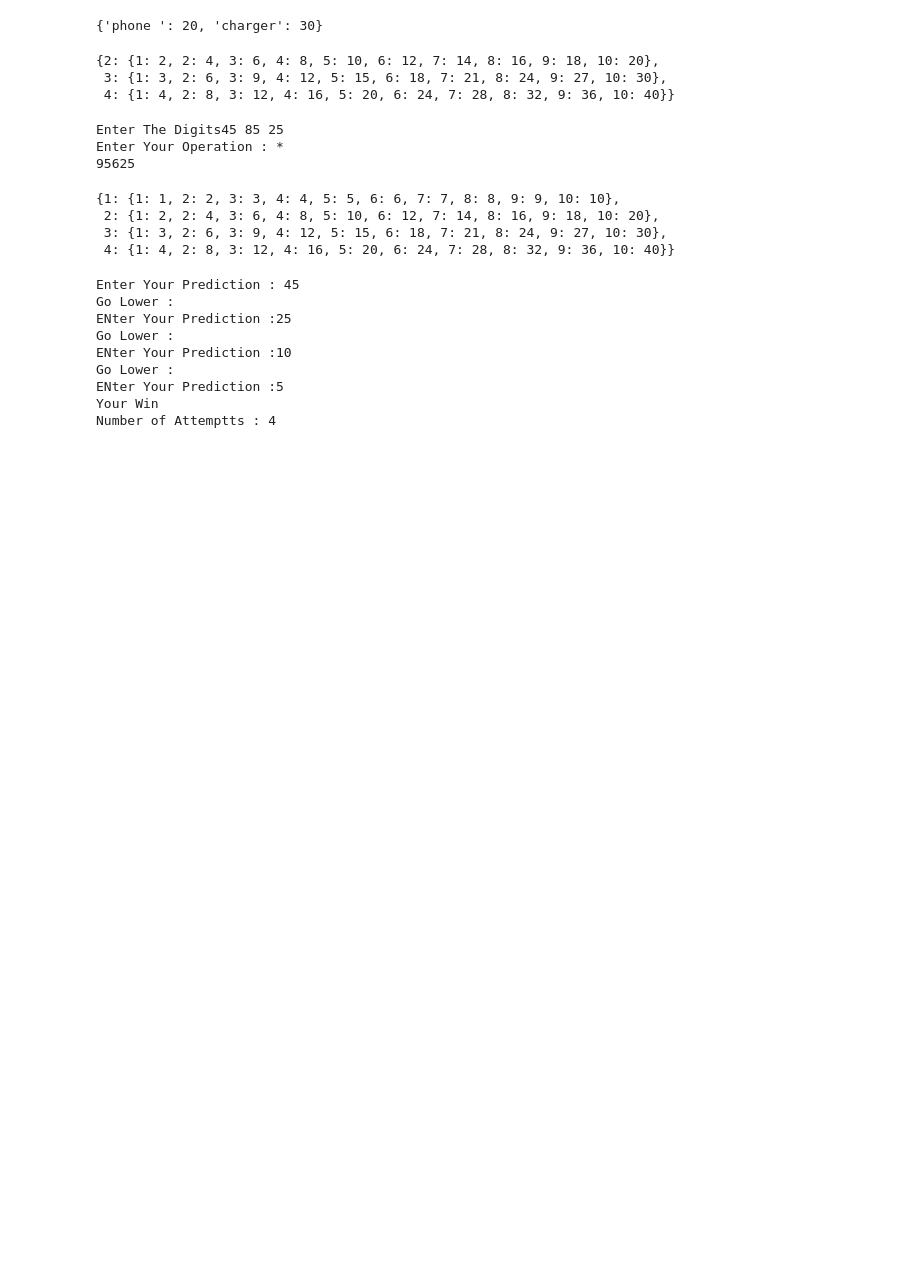
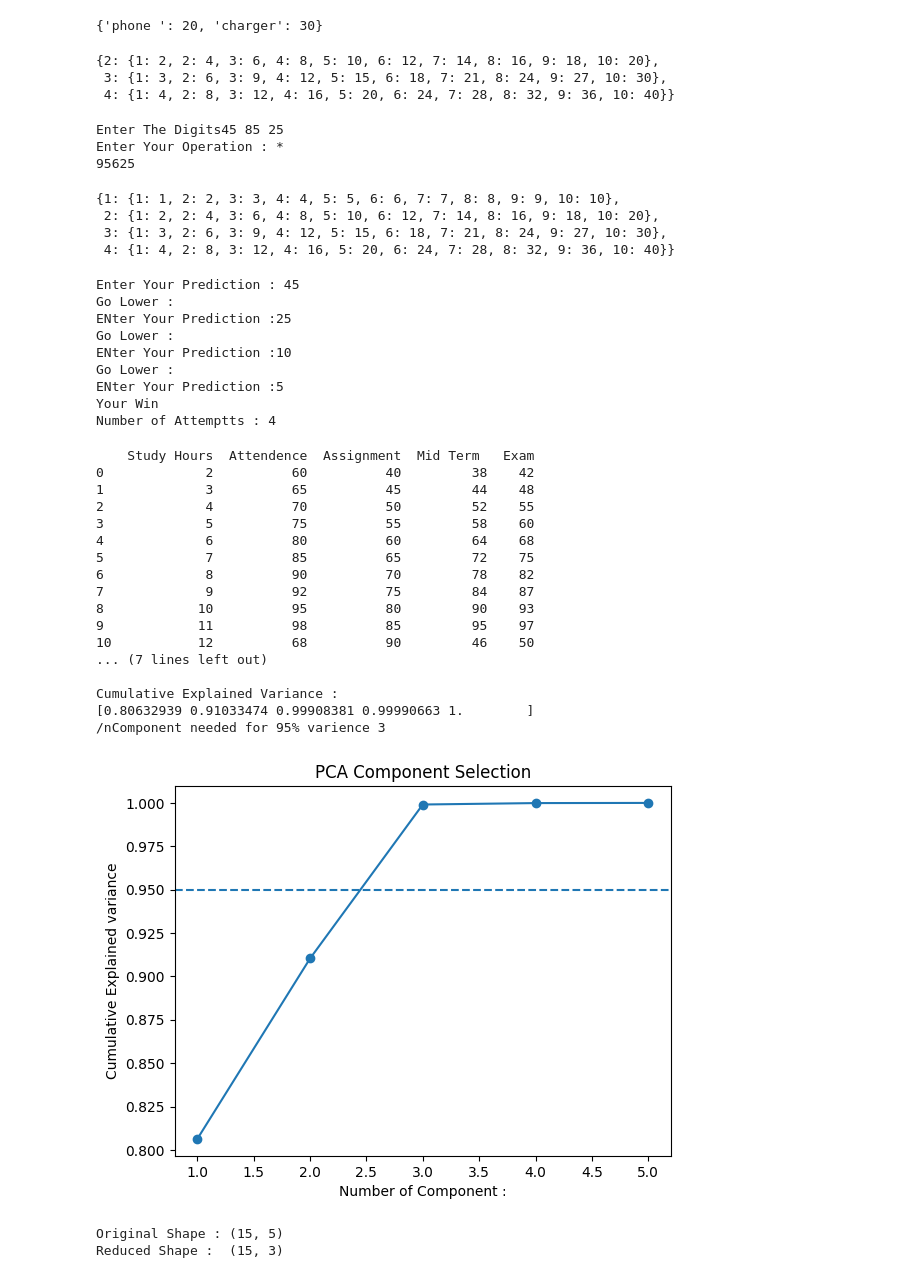
Before and after one commit to archoudhary698-stack/DocuMind-AI, a Jupyter notebook: Untitled3.ipynb, the cells around one changed output. Saved outputs shown, nothing was run; the diff lists cells and outputs as text; code cells hidden in the pictures; blank space fills up the shorter version.

```diff
--- a/Untitled3.ipynb
+++ b/Untitled3.ipynb
@@ -698,3 +698,73 @@ Go Lower :
 ENter Your Prediction :5
 Your Win
 Number of Attemptts : 4
+# %%
+import pandas as pd
+import matplotlib.pyplot as plt
+from sklearn.preprocessing import StandardScaler
+from sklearn.decomposition import PCA
+
+data = {
+    "Study Hours" : [2,3,4,5,6,7,8,9,10,11,12,3,5,7,11],
+    "Attendence" :[60,65,70,75,80,85,90,92,95,98,68,78,86,94,99],
+    "Assignment" : [40,45,50,55,60,65,70,75,80,85,90,95,100,105,110],
+    "Mid Term " : [38,44,52,58,64,72,78,84,90,95,46,61,75,88,96],
+    "Exam" : [42,48,55,60,68,75,82,87,93,97,50,63,77,89,98]
+ }
+df = pd.DataFrame(data)
+print(df)
+x = df[["Study Hours","Attendence","Assignment","Mid Term ","Exam"]]
+
+scaler = StandardScaler()
+x_scaled = scaler.fit_transform(x)
+
+pca = PCA()
+x_pca = pca.fit_transform(x_scaled)
+
+explained_variance = pca.explained_variance_ratio_
+
+print("Explained Variance :")
+print(explained_variance)
+
+cumulative_variance = explained_variance.cumsum()
+print("\nCumulative Explained Variance :")
+print(cumulative_variance)
+
+n_component = ((cumulative_variance >= 0.95).argmax()+1)
+print("/nComponent needed for 95% varience",n_component)
+
+plt.plot(range(1,len(cumulative_variance)+1),
+         cumulative_variance,marker = "o")
+plt.axhline(y=0.95,linestyle="--")
+
+plt.xlabel("Number of Component :")
+plt.ylabel("Cumulative Explained variance")
+plt.title("PCA Component Selection")
+plt.show()
+
+pca_final = PCA(n_components=n_component)
+x_reduced = pca_final.fit_transform(x_scaled)
+
+print("\nOriginal Shape :",x.shape)
+print("Reduced Shape : ",x_reduced.shape)
+# %% [output]
+    Study Hours  Attendence  Assignment  Mid Term   Exam
+0             2          60          40         38    42
+1             3          65          45         44    48
+2             4          70          50         52    55
+3             5          75          55         58    60
+4             6          80          60         64    68
+5             7          85          65         72    75
+6             8          90          70         78    82
+7             9          92          75         84    87
+8            10          95          80         90    93
+9            11          98          85         95    97
+10           12          68          90         46    50
+... (7 lines left out)
+
+Cumulative Explained Variance :
+[0.80632939 0.91033474 0.99908381 0.99990663 1.        ]
+/nComponent needed for 95% varience 3
+[figure, added]
+Original Shape : (15, 5)
+Reduced Shape :  (15, 3)
```
Also changed, not shown: parts of 9 cells of this notebook.
